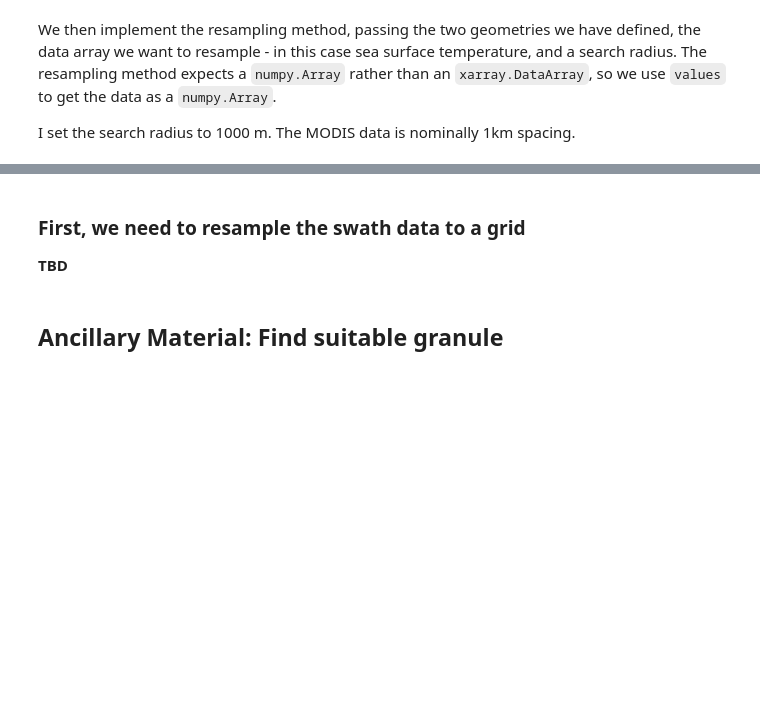
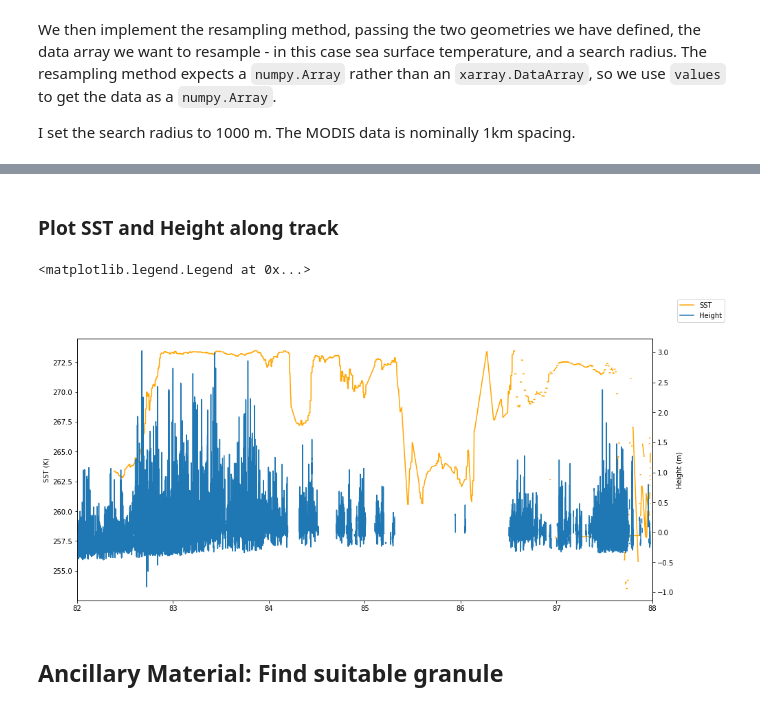
Before and after one commit to NASA-Openscapes/2021-Cloud-Hackathon, a Jupyter notebook: tutorials/08_On-Prem_Cloud.ipynb, the cells around one changed output, grey strips where cells are left out. Drawn from its saved outputs; the diff is of its cells as text; code cells hidden in the pictures; blank space fills up the shorter version.

Commit message:
add plot of extracted data

```diff
--- a/tutorials/08_On-Prem_Cloud.ipynb
+++ b/tutorials/08_On-Prem_Cloud.ipynb
@@ -557,8 +561,24 @@ Data variables:
-# %% [markdown]
-### First, we need to resample the swath data to a grid
-**TBD**
 # %%
 ds.sea_surface_temperature.sel(
+# %% [markdown]
+### Plot SST and Height along track
+# %%
+is2_ds = is2_ds.set_coords(['latitude'])
+
+fig, ax1 = plt.subplots(figsize=(15, 7))
+ax1.set_xlim(82.,88.)
+ax1.plot(is2_ds.latitude, is2_ds.sea_surface_temperature,
+         color='orange', label='SST', zorder=3)
+ax1.set_ylabel('SST (K)')
+
+ax2 = ax1.twinx()
+ax2.plot(is2_ds.latitude, is2_ds.height_segment_height, label='Height')
+ax2.set_ylabel('Height (m)')
+
+fig.legend()
+# %% [output]
+<matplotlib.legend.Legend at 0x...>
+[figure, added]
 # %% [markdown]
 ## Ancillary Material: Find suitable granule
 # %%
```
Also changed, not shown: parts of 3 cells of this notebook.
